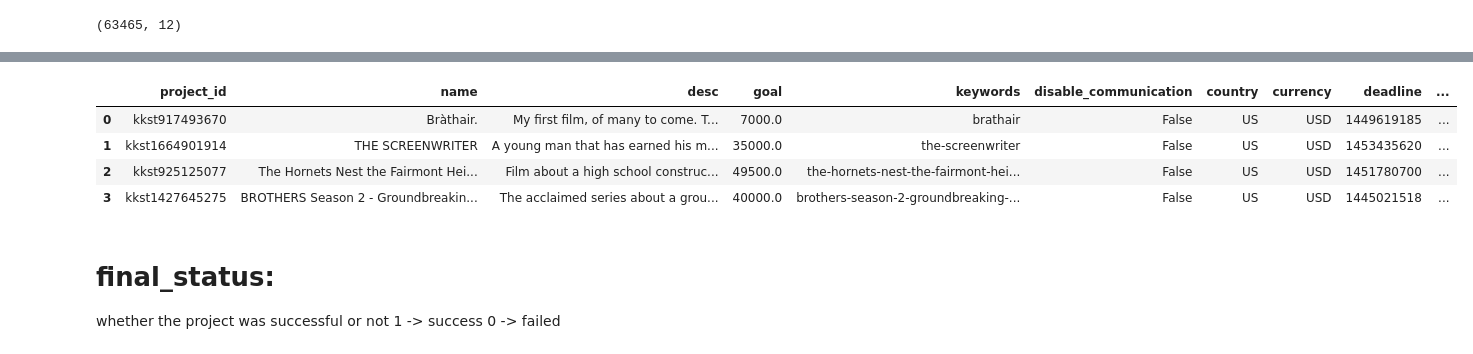
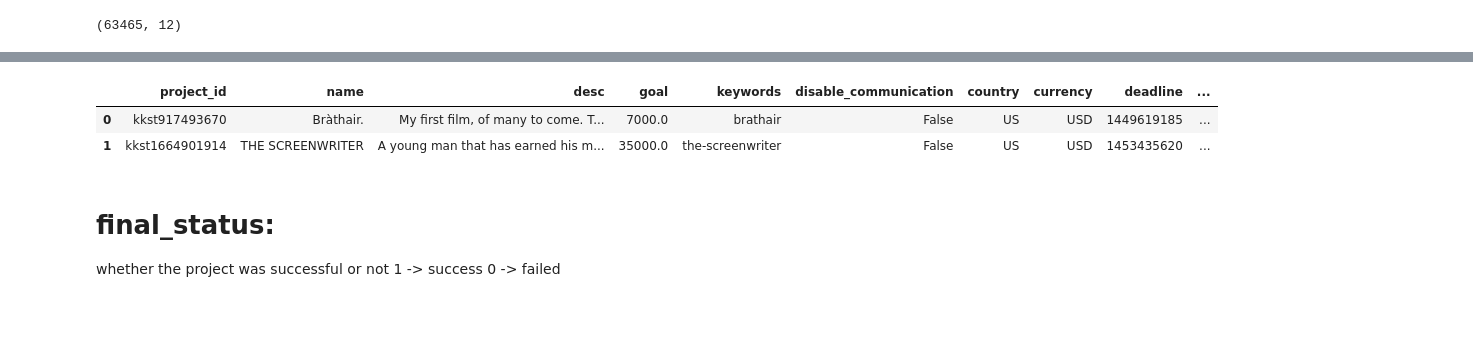
Before and after one commit to nabeelahmed/kickstarter_funding, a Jupyter notebook: Kickstarter Dataset.ipynb, the cells around one changed output, grey strips where cells are left out. Cells and saved outputs as stored; diff of their text form; code cells hidden in the pictures; blank space fills up the shorter version.

```diff
--- a/Kickstarter Dataset.ipynb
+++ b/Kickstarter Dataset.ipynb
@@ -35,11 +32,9 @@ train_data.head()
 # %%
-test_data.head(4)
+test_data.head(2)
 # %% [output]
 |  | project_id | name | desc | goal | keywords | disable_communication | country | currency | deadline | ... |
 | 0 | kkst917493670 | Bràthair. | My first film, of many to come. T... | 7000.0 | brathair | False | US | USD | 1449619185 | ... |
 | 1 | kkst1664901914 | THE SCREENWRITER | A young man that has earned his m... | 35000.0 | the-screenwriter | False | US | USD | 1453435620 | ... |
-| 2 | kkst925125077 | The Hornets Nest the Fairmont Hei... | Film about a high school construc... | 49500.0 | the-hornets-nest-the-fairmont-hei... | False | US | USD | 1451780700 | ... |
-| 3 | kkst1427645275 | BROTHERS Season 2 - Groundbreakin... | The acclaimed series about a grou... | 40000.0 | brothers-season-2-groundbreaking-... | False | US | USD | 1445021518 | ... |
 # %% [markdown]
 # final_status:
 whether the project was successful or not
```
Also changed, not shown: parts of 41 cells of this notebook.
